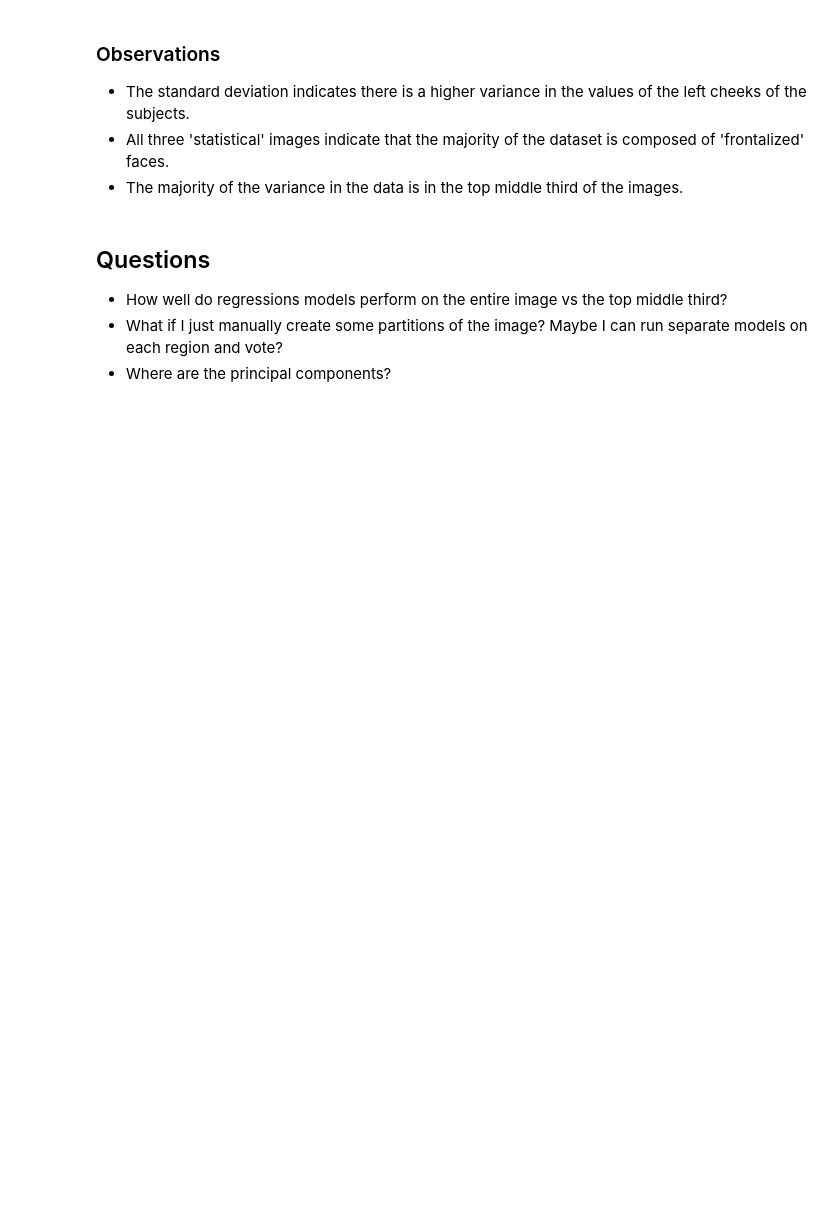
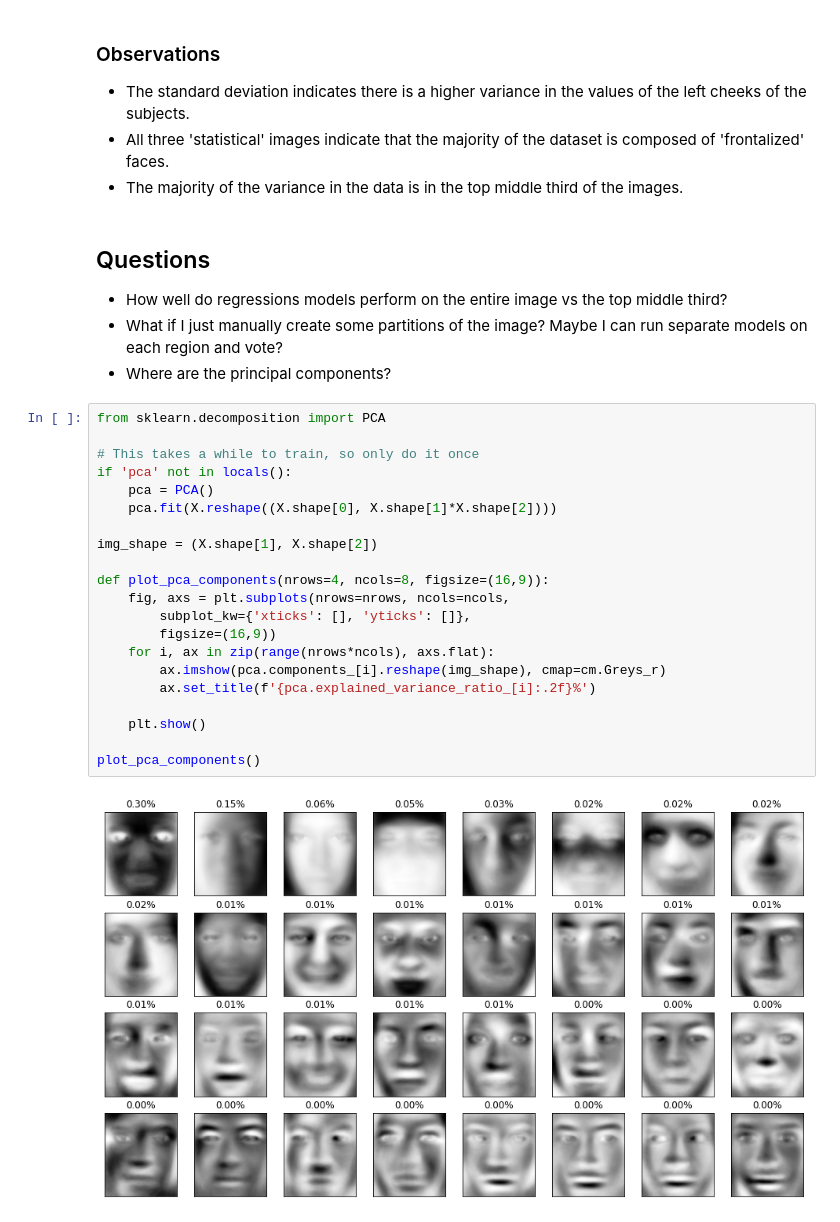
Before and after one commit to mel-2445/Predicting-First-Impressions, a Jupyter notebook: cs345_final_project_Gunn.ipynb, the cells around one changed output. Drawn from its saved outputs; the diff is of its cells as text; blank space fills up the shorter version.

```diff
--- a/cs345_final_project_Gunn.ipynb
+++ b/cs345_final_project_Gunn.ipynb
@@ -175,4 +184,27 @@ plt.imshow(std_image, cmap = cm.Greys_r)
 - How well do regressions models perform on the entire image vs the top middle third?
 - What if I just manually create some partitions of the image?  Maybe I can run separate models on each region and vote?
 - Where are the principal components?
+# %%
+from sklearn.decomposition import PCA
+
+# This takes a while to train, so only do it once
+if 'pca' not in locals():
+    pca = PCA()
+    pca.fit(X.reshape((X.shape[0], X.shape[1]*X.shape[2])))
+
+img_shape = (X.shape[1], X.shape[2])
+
+def plot_pca_components(nrows=4, ncols=8, figsize=(16,9)):
+    fig, axs = plt.subplots(nrows=nrows, ncols=ncols,
+        subplot_kw={'xticks': [], 'yticks': []},
+        figsize=(16,9))
+    for i, ax in zip(range(nrows*ncols), axs.flat):
+        ax.imshow(pca.components_[i].reshape(img_shape), cmap=cm.Greys_r)
+        ax.set_title(f'{pca.explained_variance_ratio_[i]:.2f}%')
+
+    plt.show()
+
+plot_pca_components()
+# %% [output]
+[figure, added]
 # %%
```
Also changed, not shown: parts of 9 cells of this notebook.
